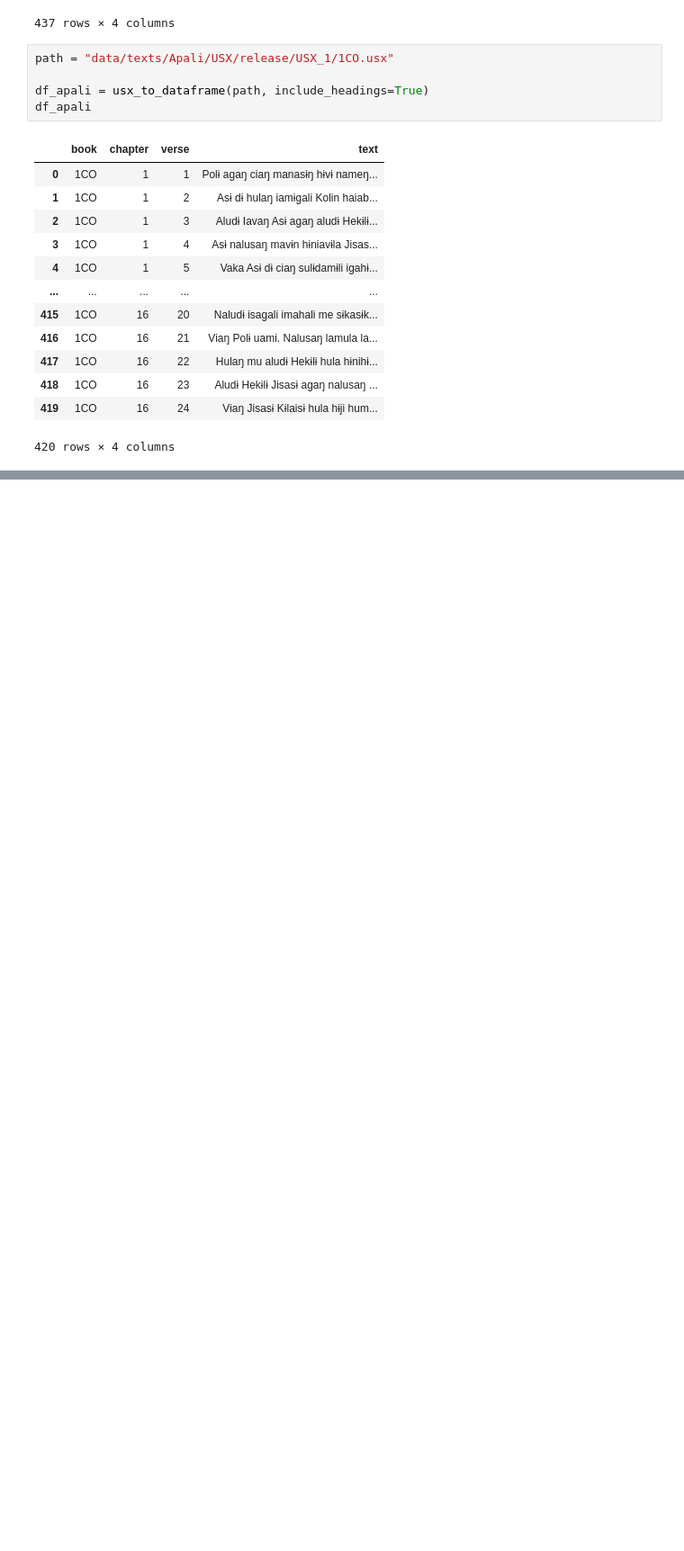
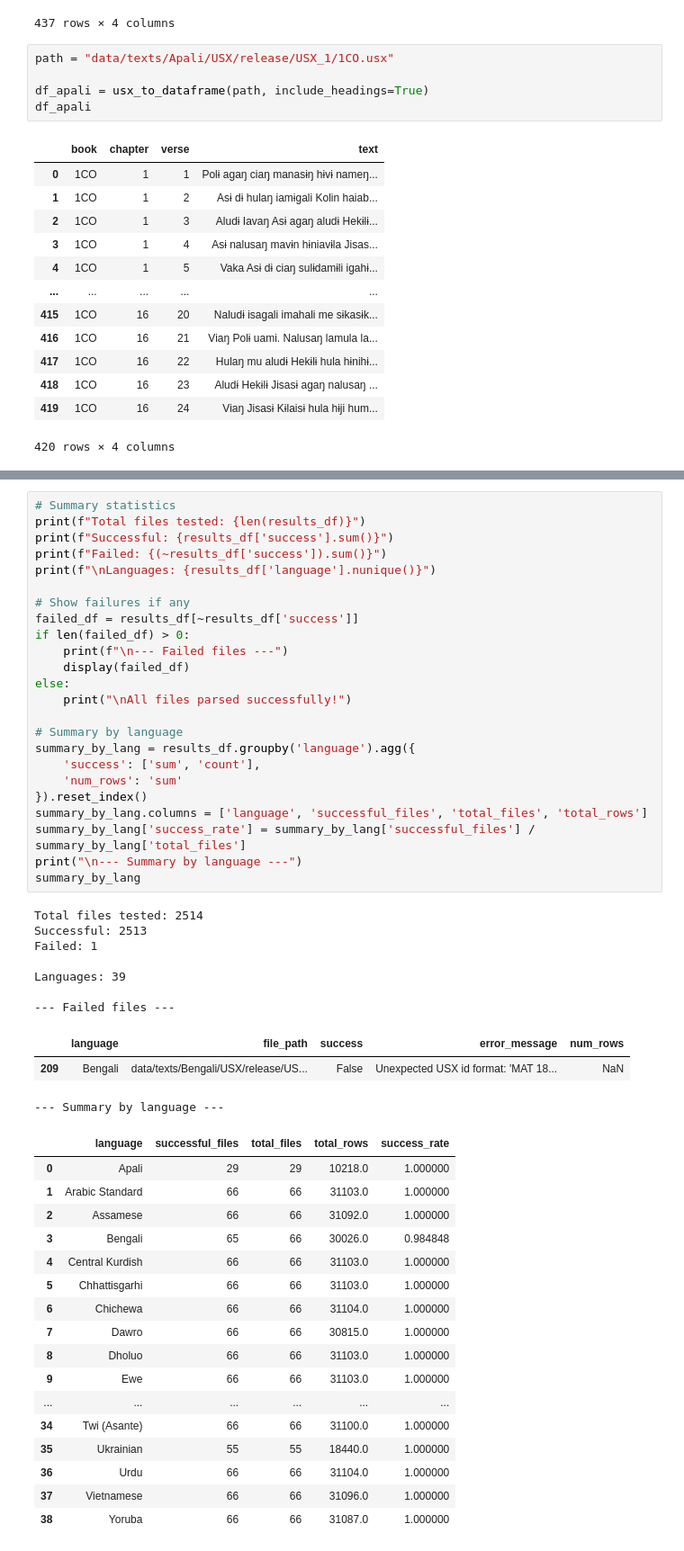
Before and after one commit to davidguzmanr/bible-tts-resources, a Jupyter notebook: dev.ipynb, the cells around one changed output, grey strips where cells are left out. Shown at 90% size. Cells and saved outputs as stored; diff of their text form; blank space fills up the shorter version.

```diff
--- a/dev.ipynb
+++ b/dev.ipynb
@@ -118,0 +208,52 @@ df_apali
+# %%
+# Summary statistics
+print(f"Total files tested: {len(results_df)}")
+print(f"Successful: {results_df['success'].sum()}")
+print(f"Failed: {(~results_df['success']).sum()}")
+print(f"\nLanguages: {results_df['language'].nunique()}")
+
+# Show failures if any
+failed_df = results_df[~results_df['success']]
+if len(failed_df) > 0:
+    print(f"\n--- Failed files ---")
+    display(failed_df)
+else:
+    print("\nAll files parsed successfully!")
+
+# Summary by language
+summary_by_lang = results_df.groupby('language').agg({
+    'success': ['sum', 'count'],
+    'num_rows': 'sum'
+}).reset_index()
+summary_by_lang.columns = ['language', 'successful_files', 'total_files', 'total_rows']
+summary_by_lang['success_rate'] = summary_by_lang['successful_files'] / summary_by_lang['total_files']
+print("\n--- Summary by language ---")
+summary_by_lang
+# %% [output]
+Total files tested: 2514
+Successful: 2513
+Failed: 1
+
+Languages: 39
+
+--- Failed files ---
+|  | language | file_path | success | error_message | num_rows |
+| 209 | Bengali | data/texts/Bengali/USX/release/US... | False | Unexpected USX id format: 'MAT 18... | NaN |
+--- Summary by language ---
+|  | language | successful_files | total_files | total_rows | success_rate |
+| 0 | Apali | 29 | 29 | 10218.0 | 1.000000 |
+| 1 | Arabic Standard | 66 | 66 | 31103.0 | 1.000000 |
+| 2 | Assamese | 66 | 66 | 31092.0 | 1.000000 |
+| 3 | Bengali | 65 | 66 | 30026.0 | 0.984848 |
+| 4 | Central Kurdish | 66 | 66 | 31103.0 | 1.000000 |
+| 5 | Chhattisgarhi | 66 | 66 | 31103.0 | 1.000000 |
+| 6 | Chichewa | 66 | 66 | 31104.0 | 1.000000 |
+| 7 | Dawro | 66 | 66 | 30815.0 | 1.000000 |
+| 8 | Dholuo | 66 | 66 | 31103.0 | 1.000000 |
+| 9 | Ewe | 66 | 66 | 31103.0 | 1.000000 |
+| ... | ... | ... | ... | ... | ... |
+| 34 | Twi (Asante) | 66 | 66 | 31100.0 | 1.000000 |
+| 35 | Ukrainian | 55 | 55 | 18440.0 | 1.000000 |
+| 36 | Urdu | 66 | 66 | 31104.0 | 1.000000 |
+| 37 | Vietnamese | 66 | 66 | 31096.0 | 1.000000 |
+| 38 | Yoruba | 66 | 66 | 31087.0 | 1.000000 |
```
Also changed, not shown: parts of 5 cells of this notebook, 1 other file.
